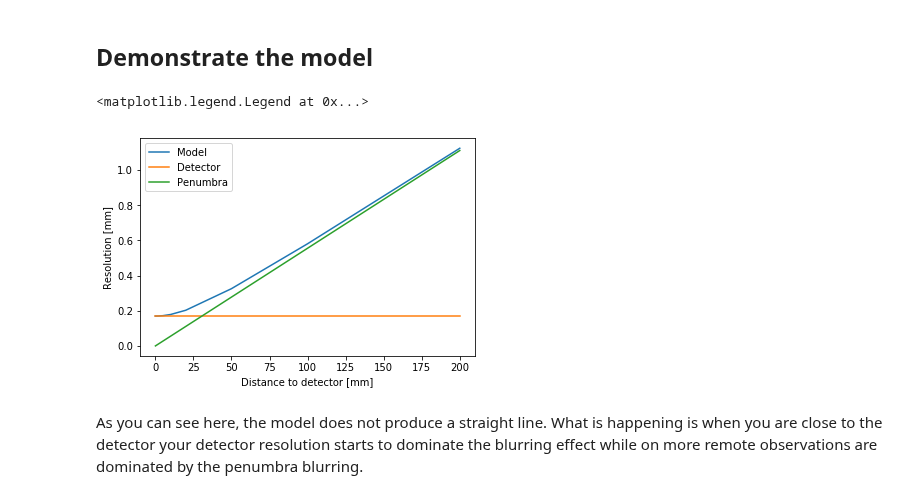
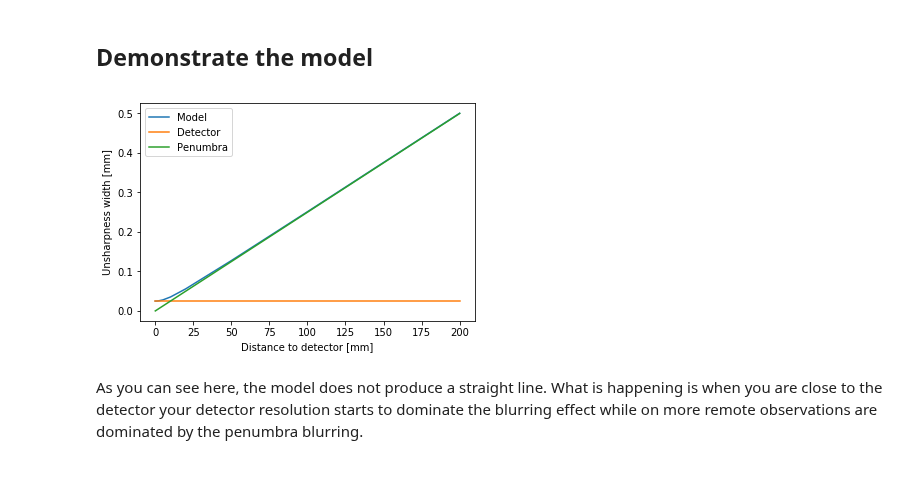
Before and after one commit to neutronimaging/scripts, a Jupyter notebook: python/notebooks/EstimateCollimationRatio.ipynb, the cells around one changed output. Drawn from its saved outputs; the diff is of its cells as text; code cells hidden in the pictures.

```diff
--- a/python/notebooks/EstimateCollimationRatio.ipynb
+++ b/python/notebooks/EstimateCollimationRatio.ipynb
@@ -28,21 +28,21 @@ def PenumbraBlurringModel(distances, detectorresolution, collimation) :
 ## Demonstrate the model
 # %%
 distances = np.array([0.05,1.0,2.0,5.0,10.0,20.0,50.0,100.0,200.0]) # [mm]
-detectorresolution = 0.170 # [mm]
-LD = 180
+detectorresolution = 0.025 # [mm]
+LD = 400
 
 resolution = PenumbraBlurringModel(distances,detectorresolution,LD)
 
 plt.plot(distances,resolution,
          distances,detectorresolution*np.ones(distances.size,),
          distances,distances/LD)
 #plt.plot(distances,resolution)
 plt.xlabel("Distance to detector [mm]")
-plt.ylabel("Resolution [mm]")
+plt.ylabel("Unsharpness width [mm]")
 plt.legend(("Model","Detector","Penumbra"))
+plt.savefig('unsharpness_LD400_res25um.png')
 # %% [output]
-<matplotlib.legend.Legend at 0x...>
-[figure, old version]
+[figure, new version]
 # %% [markdown]
 As you can see here, the model does not produce a straight line. What is happening is when you are close to the detector your detector resolution starts to dominate the blurring effect while on more remote observations are dominated by the penumbra blurring.
 # %% [markdown]
```
Also changed, not shown: 1 other file.
